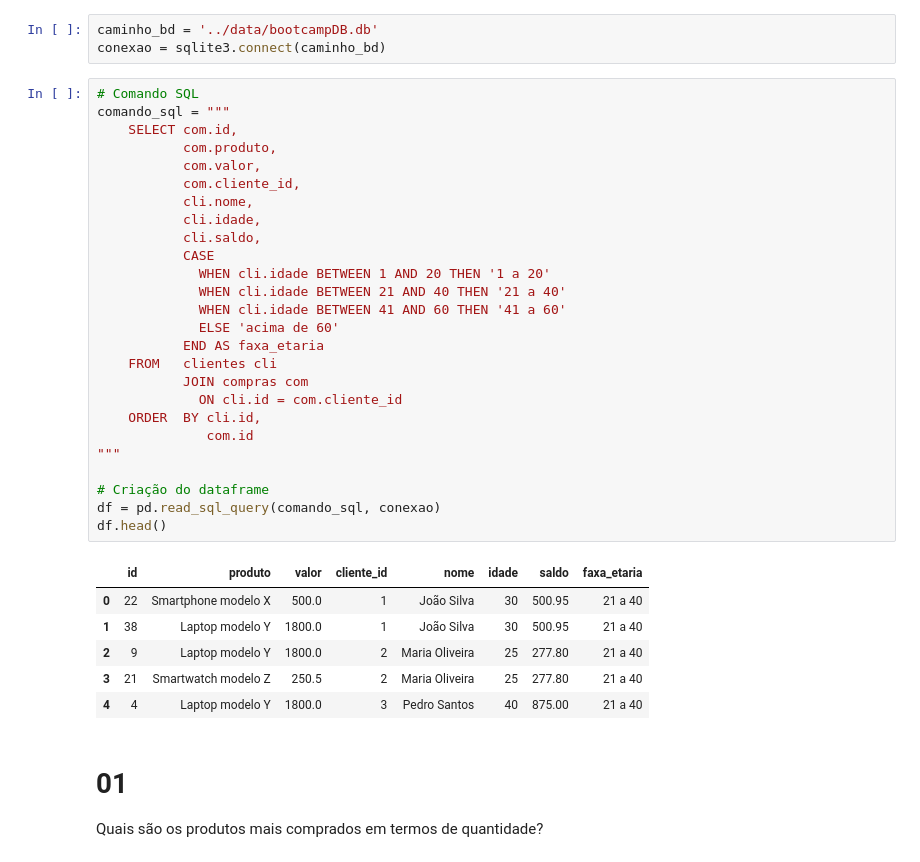
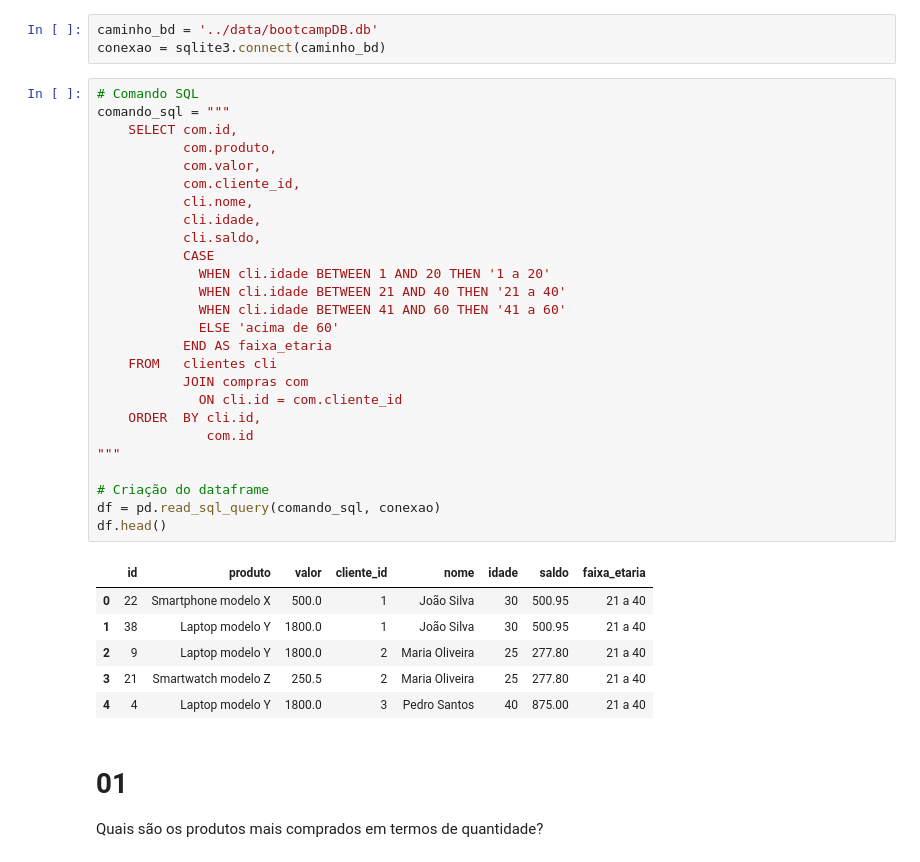
Before and after one commit to SimoesLeticia/Bootcamp-Data-Analytics-Exercicios-de-Banco-de-Dados, a Jupyter notebook: data_analysis/exercicio_bonus.ipynb, the cells around one changed output. Cells and saved outputs as stored; diff of their text form.

```diff
--- a/data_analysis/exercicio_bonus.ipynb
+++ b/data_analysis/exercicio_bonus.ipynb
@@ -13,31 +13,31 @@ conexao = sqlite3.connect(caminho_bd)
 # %%
 # Comando SQL
 comando_sql = """
     SELECT com.id,
            com.produto,
            com.valor,
            com.cliente_id,
            cli.nome,
            cli.idade,
            cli.saldo,
            CASE
              WHEN cli.idade BETWEEN 1 AND 20 THEN '1 a 20'
              WHEN cli.idade BETWEEN 21 AND 40 THEN '21 a 40'
              WHEN cli.idade BETWEEN 41 AND 60 THEN '41 a 60'
              ELSE 'acima de 60'
-           END AS faxa_etaria
+           END AS faixa_etaria
     FROM   clientes cli
            JOIN compras com
              ON cli.id = com.cliente_id
     ORDER  BY cli.id,
               com.id
 """
 
 # Criação do dataframe
 df = pd.read_sql_query(comando_sql, conexao)
 df.head()
 # %% [output]
-|  | id | produto | valor | cliente_id | nome | idade | saldo | faxa_etaria |
+|  | id | produto | valor | cliente_id | nome | idade | saldo | faixa_etaria |
 | 0 | 22 | Smartphone modelo X | 500.0 | 1 | João Silva | 30 | 500.95 | 21 a 40 |
 | 1 | 38 | Laptop modelo Y | 1800.0 | 1 | João Silva | 30 | 500.95 | 21 a 40 |
 | 2 | 9 | Laptop modelo Y | 1800.0 | 2 | Maria Oliveira | 25 | 277.80 | 21 a 40 |
```
Also changed, not shown: parts of 7 cells of this notebook.
